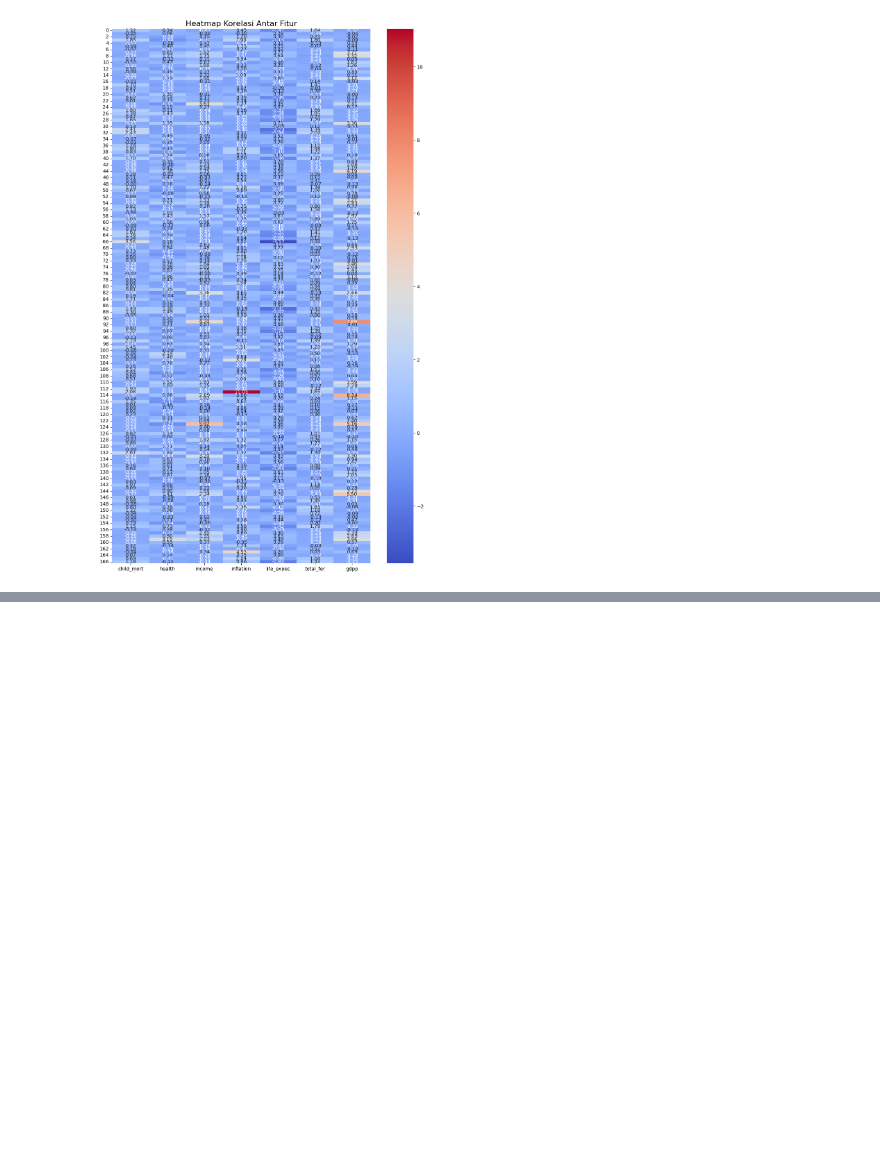
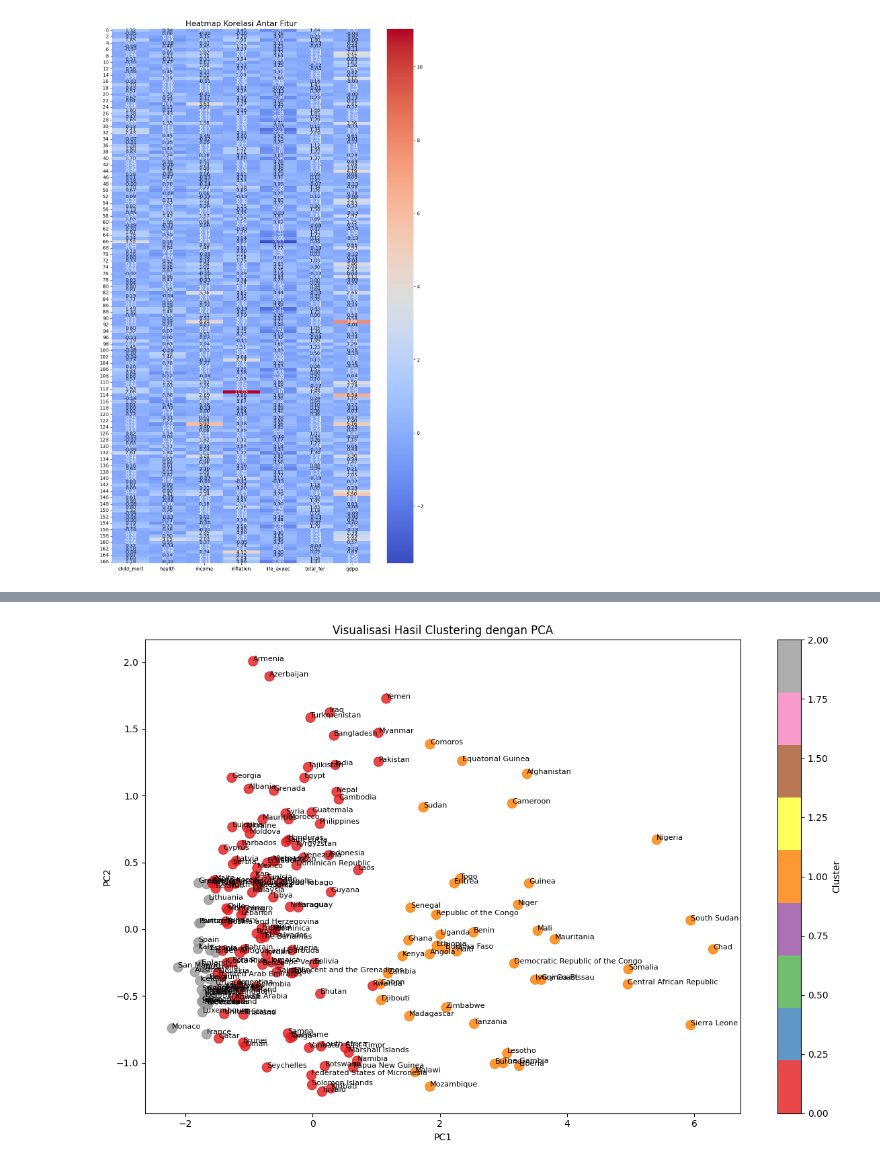
Before and after one commit to bebekgarut/SOM-country-data, a Jupyter notebook: SOM_country_clustering.ipynb, the cells around one changed output, grey strips where cells are left out. Cells and saved outputs as stored; diff of their text form; code cells hidden in the pictures; blank space fills up the shorter version.

```diff
--- a/SOM_country_clustering.ipynb
+++ b/SOM_country_clustering.ipynb
@@ -133,0 +643,21 @@ plt.show()
+# %%
+import matplotlib.pyplot as plt
+from sklearn.decomposition import PCA
+
+pca = PCA(n_components=2)
+data_pca = pca.fit_transform(data_train)
+
+plt.figure(figsize=(12, 8))
+scatter = plt.scatter(data_pca[:, 0], data_pca[:, 1], c=clusters, cmap='Set1', s=100, alpha=0.8)
+plt.title('Visualisasi Hasil Clustering dengan PCA')
+plt.xlabel('PC1')
+plt.ylabel('PC2')
+
+for i, name in enumerate(country_name):
+    plt.text(data_pca[i, 0], data_pca[i, 1], name, fontsize=8)
+
+plt.colorbar(scatter, label='Cluster')
+plt.tight_layout()
+plt.show()
+# %% [output]
+[figure, added]
```
Also changed, not shown: parts of 40 cells of this notebook, 1 other file.
